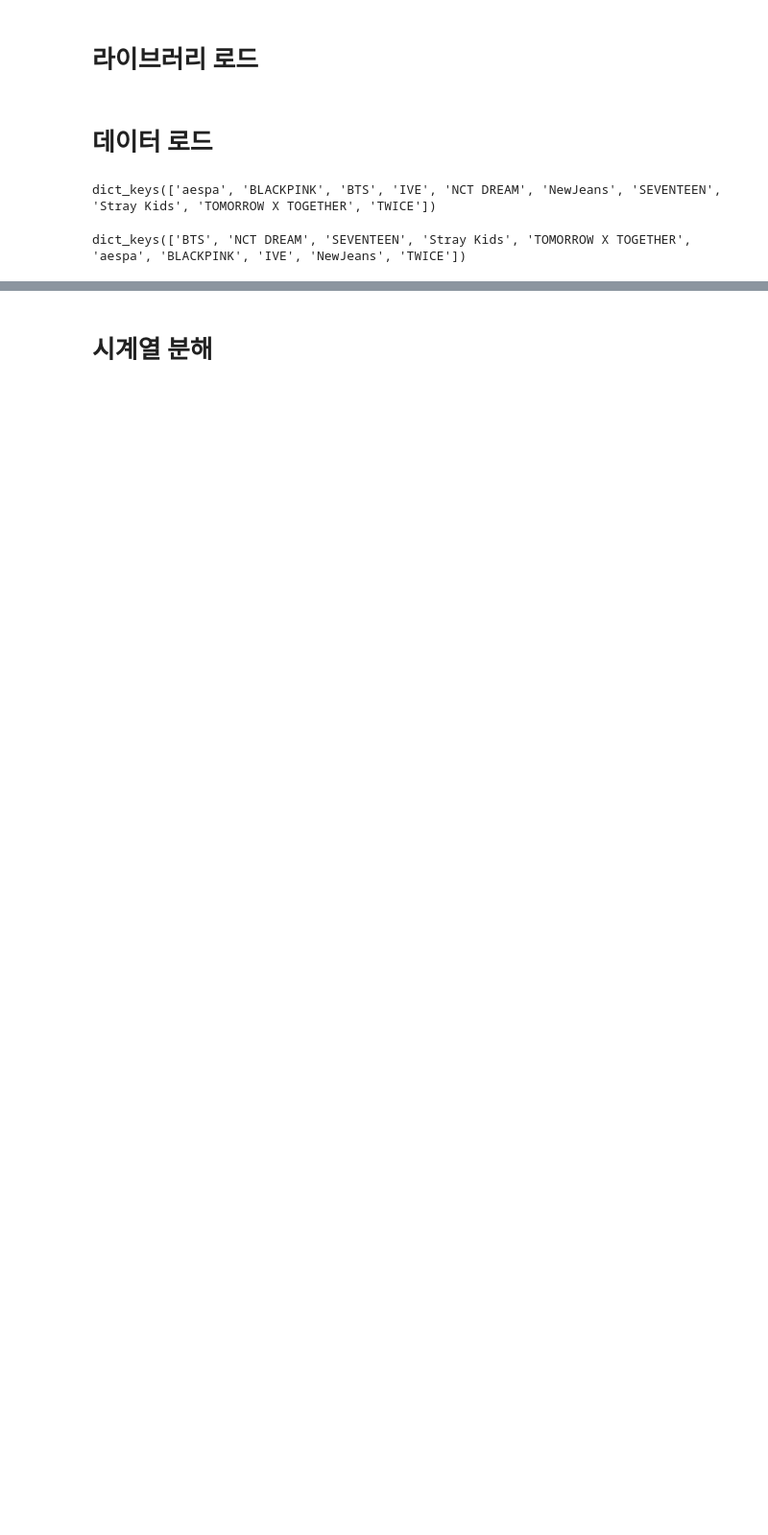
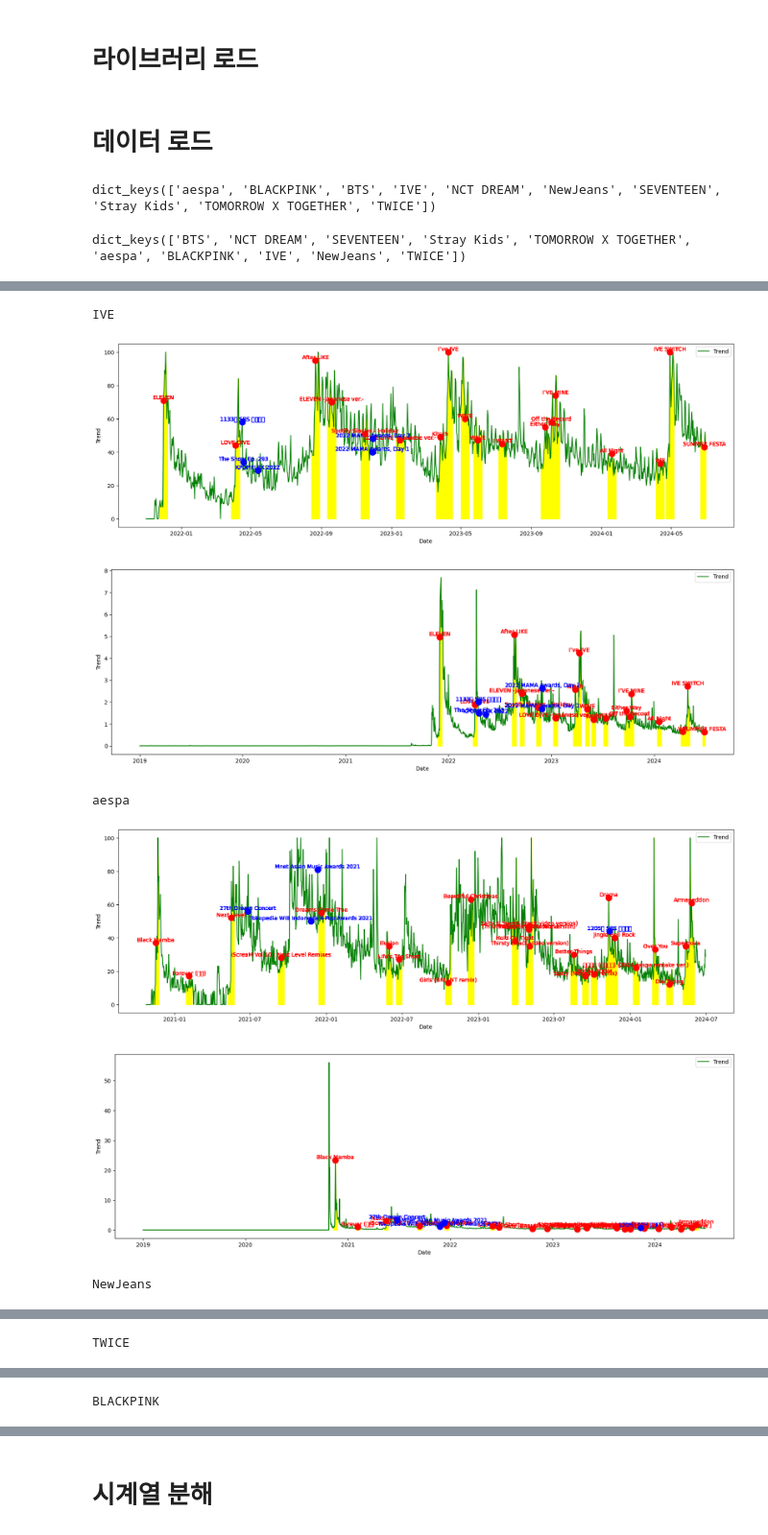
Before and after one commit to lucio-karin0506/Artist_Trend_Analysis, a Jupyter notebook: eda/trend_decompose.ipynb, the cells around one changed output, grey strips where cells are left out. Shown at 96% size. Cells and saved outputs as stored; diff of their text form; code cells hidden in the pictures; blank space fills up the shorter version.

```diff
--- a/eda/trend_decompose.ipynb
+++ b/eda/trend_decompose.ipynb
@@ -42,0 +143,14 @@ dict_keys(['BTS', 'NCT DREAM', 'SEVENTEEN', 'Stray Kids', 'TOMORROW X TOGETHER',
+# %%
+for artist_name in girl_group:
+
+    print(artist_name)
+    show_daily_trends(google_trend_dic[artist_name], artist_info_dic[artist_name])
+    show_daily_trends(naver_trend_dic[artist_name], artist_info_dic[artist_name])
+# %% [output]
+IVE
+[figure, added]
+[figure, added]
+aespa
+[figure, added]
+[figure, added]
+NewJeans
@@ -42,0 +159 @@ dict_keys(['BTS', 'NCT DREAM', 'SEVENTEEN', 'Stray Kids', 'TOMORROW X TOGETHER',
+TWICE
@@ -42,0 +162 @@ dict_keys(['BTS', 'NCT DREAM', 'SEVENTEEN', 'Stray Kids', 'TOMORROW X TOGETHER',
+BLACKPINK
```
Also changed, not shown: parts of 13 cells of this notebook.
